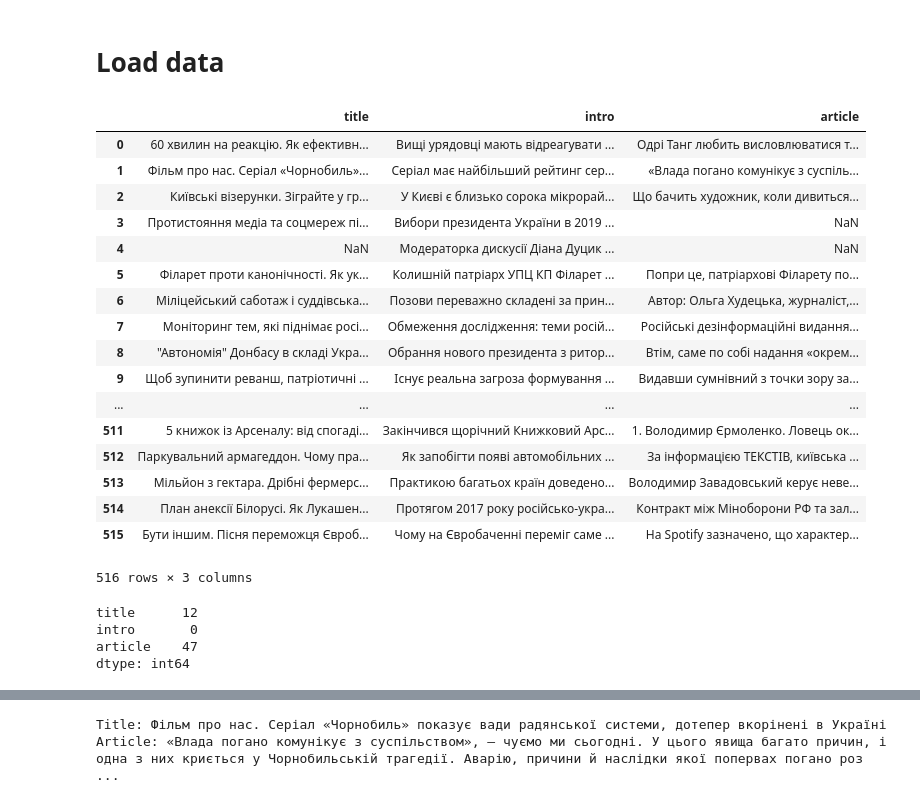
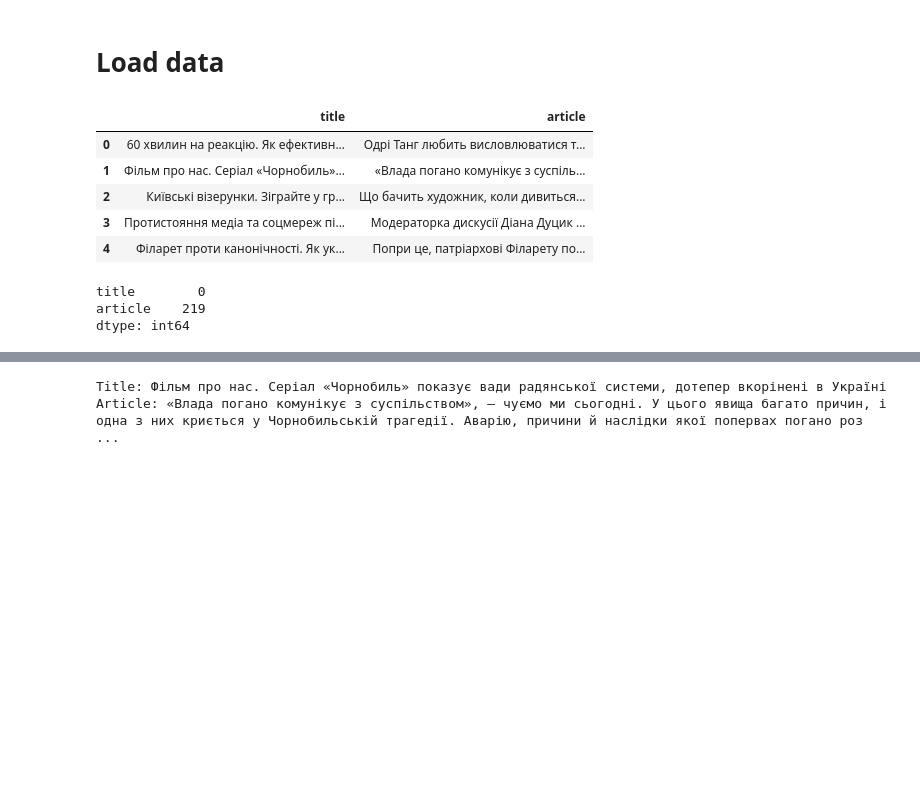
Before and after one commit to ua-textsummarization/UANewsSummarization, a Jupyter notebook: deep_learning/rnnlstm.ipynb, the cells around one changed output, grey strips where cells are left out. Cells and saved outputs as stored; diff of their text form; code cells hidden in the pictures; blank space fills up the shorter version.

```diff
--- a/deep_learning/rnnlstm.ipynb
+++ b/deep_learning/rnnlstm.ipynb
@@ -11,33 +11,20 @@ from tensorflow.python.ops.rnn_cell_impl import _zero_state_tensors
 # %% [markdown]
 # Load data
 # %%
-articles = pd.read_csv("../data/texty_news.csv")
-articles
+articles = pd.read_csv("../data/texty_news.csv", sep='\t')
+articles.head()
 # %% [output]
-|  | title | intro | article |
-| 0 | 60 хвилин на реакцію. Як ефективн... | Вищі урядовці мають відреагувати ... | Одрі Танг любить висловлюватися т... |
-| 1 | Фільм про нас. Cеріал «Чорнобиль»... | Серіал має найбільший рейтинг сер... | «Влада погано комунікує з суспіль... |
-| 2 | Київські візерунки. Зіграйте у гр... | У Києві є близько сорока мікрорай... | Що бачить художник, коли дивиться... |
-| 3 | Протистояння медіа та соцмереж пі... | Вибори президента України в 2019 ... | NaN |
-| 4 | NaN | Модераторка дискусії Діана Дуцик ... | NaN |
-| 5 | Філарет проти канонічності. Як ук... | Колишній патріарх УПЦ КП Філарет ... | Попри це, патріархові Філарету по... |
-| 6 | Міліцейський саботаж і суддівська... | Позови переважно складені за прин... | Автор: Ольга Худецька, журналіст,... |
-| 7 | Моніторинг тем, які піднімає росі... | Обмеження дослідження: теми росій... | Російські дезінформаційні видання... |
-| 8 | "Автономія" Донбасу в складі Укра... | Обрання нового президента з ритор... | Втім, саме по собі надання «окрем... |
-| 9 | Щоб зупинити реванш, патріотичні ... | Існує реальна загроза формування ... | Видавши сумнівний з точки зору за... |
-| ... | ... | ... | ... |
-| 511 | 5 книжок із Арсеналу: від спогаді... | Закінчився щорічний Книжковий Арс... | 1. Володимир Єрмоленко. Ловець ок... |
-| 512 | Паркувальний армагеддон. Чому пра... | Як запобігти появі автомобільних ... | За інформацією ТЕКСТІВ, київська ... |
-| 513 | Мільйон з гектара. Дрібні фермерс... | Практикою багатьох країн доведено... | Володимир Завадовський керує неве... |
-| 514 | План анексії Білорусі. Як Лукашен... | Протягом 2017 року російсько-укра... | Контракт між Міноборони РФ та зал... |
-| 515 | Бути іншим. Пісня переможця Євроб... | Чому на Євробаченні переміг саме ... | На Spotify зазначено, що характер... |
+|  | title | article |
+| 0 | 60 хвилин на реакцію. Як ефективн... | Одрі Танг любить висловлюватися т... |
+| 1 | Фільм про нас. Cеріал «Чорнобиль»... | «Влада погано комунікує з суспіль... |
+| 2 | Київські візерунки. Зіграйте у гр... | Що бачить художник, коли дивиться... |
+| 3 | Протистояння медіа та соцмереж пі... | Модераторка дискусії Діана Дуцик ... |
+| 4 | Філарет проти канонічності. Як ук... | Попри це, патріархові Філарету по... |
-516 rows × 3 columns
 # %%
 articles.isnull().sum()
 # %% [output]
-title      12
-intro       0
-article    47
+title        0
+article    219
 dtype: int64
 # %%
 articles = articles.dropna()
```
Also changed, not shown: parts of 2 cells of this notebook, 3 other files.
